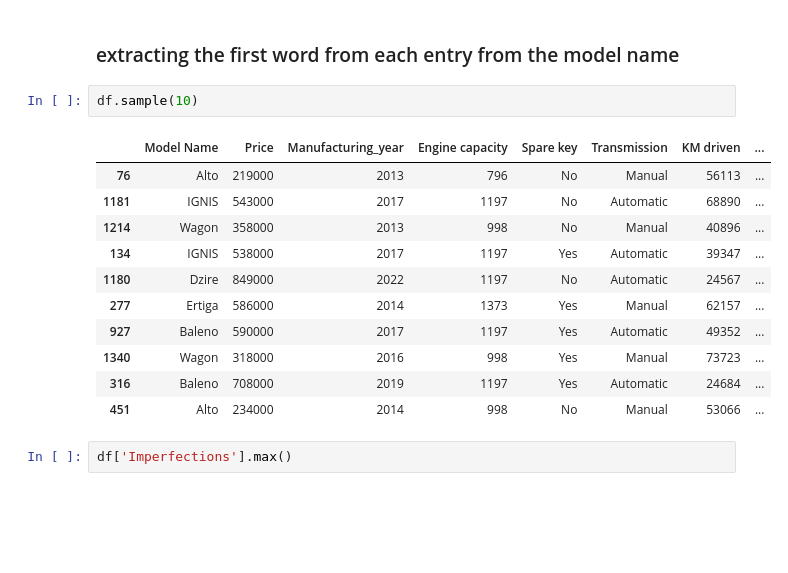
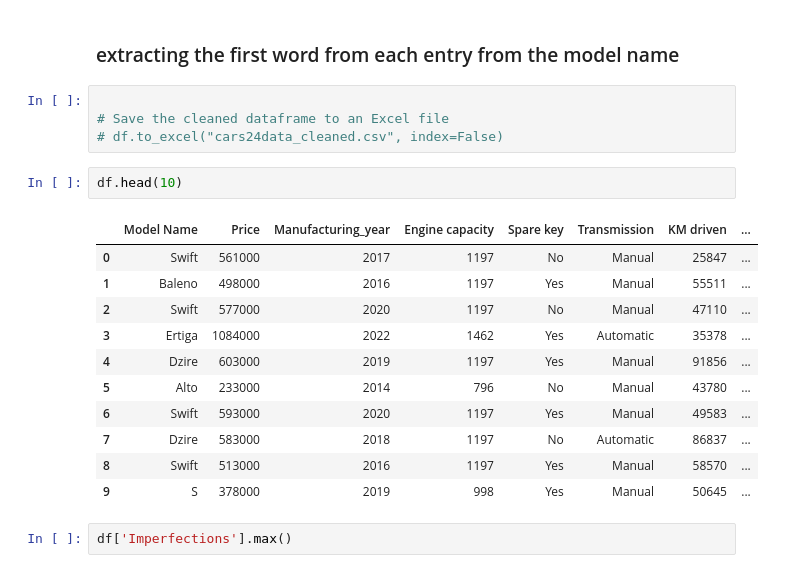
Before and after one commit to Omiiii1221/used-car-price-prediction, a Jupyter notebook: used_car_Price_Prediction.ipynb, the cells around one changed output. Cells and saved outputs as stored; diff of their text form; blank space fills up the shorter version.

```diff
--- a/used_car_Price_Prediction.ipynb
+++ b/used_car_Price_Prediction.ipynb
@@ -128,20 +135,24 @@ df.sample(3)
 df['Model Name'] = df['Model Name'].apply(lambda x: x.split()[0])
 # %% [markdown]
 ### extracting the first word from each entry from the model name
+# %%
+
+# Save the cleaned dataframe to an Excel file
+# df.to_excel("cars24data_cleaned.csv", index=False)
 # %%
-df.sample(10)
+df.head(10)
 # %% [output]
 |  | Model Name | Price | Manufacturing_year | Engine capacity | Spare key | Transmission | KM driven | ... |
-| 76 | Alto | 219000 | 2013 | 796 | No | Manual | 56113 | ... |
-| 1181 | IGNIS | 543000 | 2017 | 1197 | No | Automatic | 68890 | ... |
-| 1214 | Wagon | 358000 | 2013 | 998 | No | Manual | 40896 | ... |
-| 134 | IGNIS | 538000 | 2017 | 1197 | Yes | Automatic | 39347 | ... |
-| 1180 | Dzire | 849000 | 2022 | 1197 | No | Automatic | 24567 | ... |
-| 277 | Ertiga | 586000 | 2014 | 1373 | Yes | Manual | 62157 | ... |
-| 927 | Baleno | 590000 | 2017 | 1197 | Yes | Automatic | 49352 | ... |
-| 1340 | Wagon | 318000 | 2016 | 998 | Yes | Manual | 73723 | ... |
-| 316 | Baleno | 708000 | 2019 | 1197 | Yes | Automatic | 24684 | ... |
-| 451 | Alto | 234000 | 2014 | 998 | No | Manual | 53066 | ... |
+| 0 | Swift | 561000 | 2017 | 1197 | No | Manual | 25847 | ... |
+| 1 | Baleno | 498000 | 2016 | 1197 | Yes | Manual | 55511 | ... |
+| 2 | Swift | 577000 | 2020 | 1197 | No | Manual | 47110 | ... |
+| 3 | Ertiga | 1084000 | 2022 | 1462 | Yes | Automatic | 35378 | ... |
+| 4 | Dzire | 603000 | 2019 | 1197 | Yes | Manual | 91856 | ... |
+| 5 | Alto | 233000 | 2014 | 796 | No | Manual | 43780 | ... |
+| 6 | Swift | 593000 | 2020 | 1197 | Yes | Manual | 49583 | ... |
+| 7 | Dzire | 583000 | 2018 | 1197 | No | Automatic | 86837 | ... |
+| 8 | Swift | 513000 | 2016 | 1197 | Yes | Manual | 58570 | ... |
+| 9 | S | 378000 | 2019 | 998 | Yes | Manual | 50645 | ... |
 # %%
 df['Imperfections'].max()
 # %% [output]
```
Also changed, not shown: parts of 3 cells of this notebook, 2 other files.
